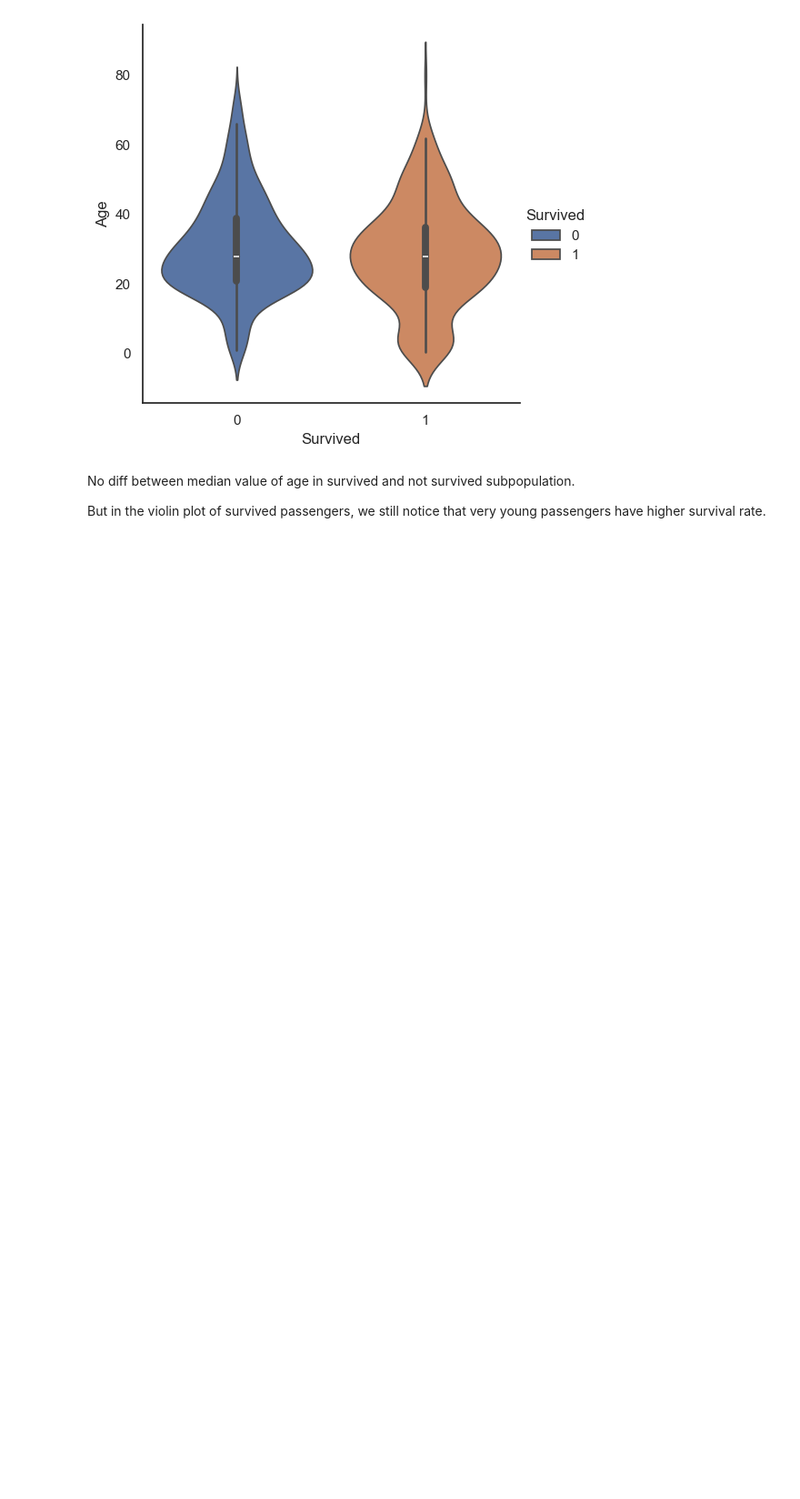
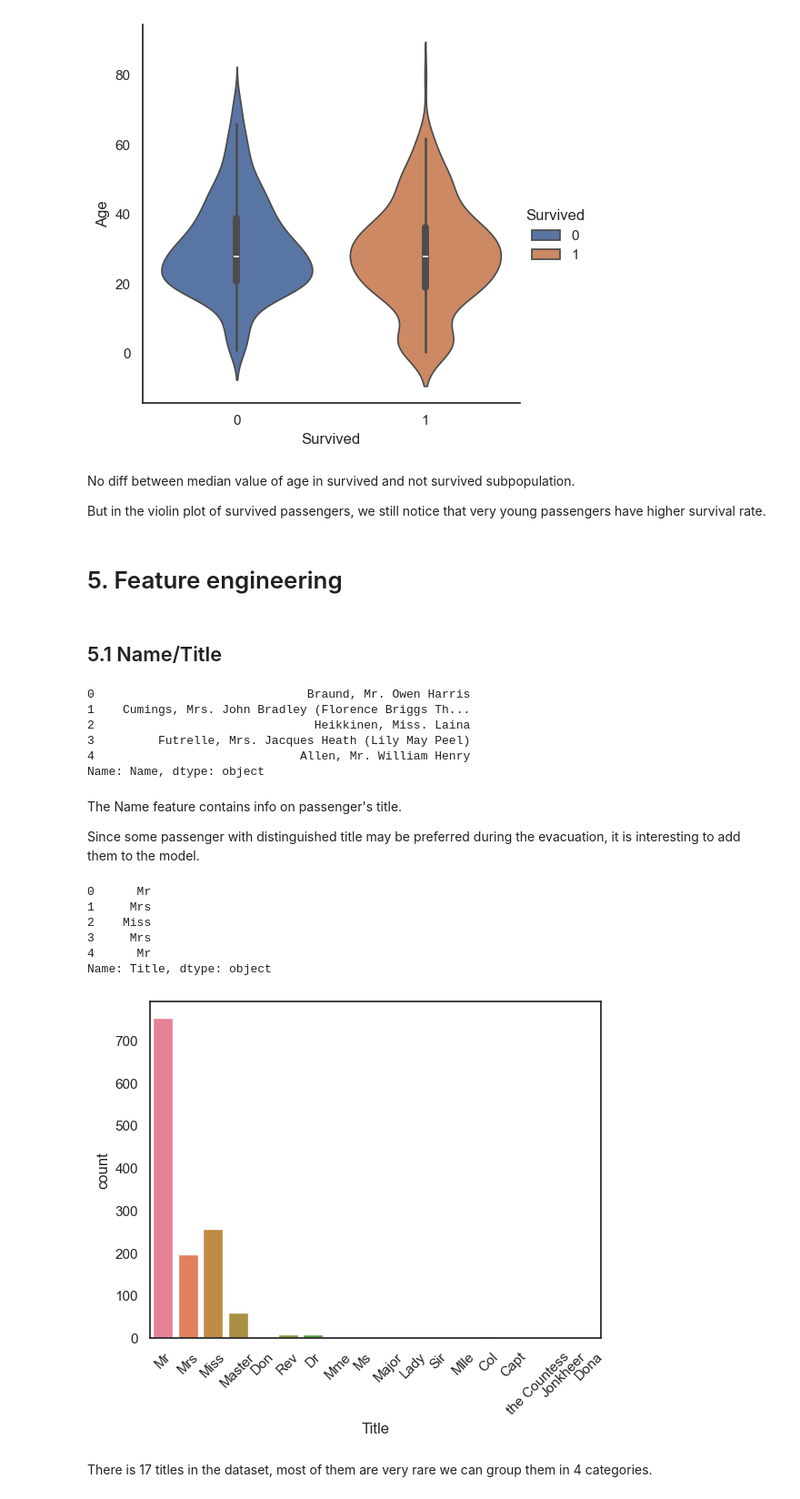
Before and after one commit to geniemo/kaggle-transcription, a Jupyter notebook: Titanic-Machine-Learning-From-Disaster/Titanic Top 4% with ensemble modeling/2.ipynb, the cells around one changed output. Shown at 91% size. Cells and saved outputs as stored; diff of their text form; code cells hidden in the pictures; blank space fills up the shorter version.

Commit message:
Titanic Top 4% with ensemble modeling - 5. Feature engineering

```diff
--- a/Titanic-Machine-Learning-From-Disaster/Titanic Top 4% with ensemble modeling/2.ipynb
+++ b/Titanic-Machine-Learning-From-Disaster/Titanic Top 4% with ensemble modeling/2.ipynb
@@ -550,3 +550,39 @@ g = sns.catplot(data=train, x="Survived", y="Age", kind="violin", hue="Survived"
 No diff between median value of age in survived and not survived subpopulation.
 
 But in the violin plot of survived passengers, we still notice that very young passengers have higher survival rate.
+# %% [markdown]
+# 5. Feature engineering
+# %% [markdown]
+## 5.1 Name/Title
+# %%
+dataset["Name"].head()
+# %% [output]
+0                              Braund, Mr. Owen Harris
+1    Cumings, Mrs. John Bradley (Florence Briggs Th...
+2                               Heikkinen, Miss. Laina
+3         Futrelle, Mrs. Jacques Heath (Lily May Peel)
+4                             Allen, Mr. William Henry
+Name: Name, dtype: object
+# %% [markdown]
+The Name feature contains info on passenger's title.
+
+Since some passenger with distinguished title may be preferred during the evacuation, it is interesting to add them to the model.
+# %%
+# Get Title from Name
+dataset_title = [i.split(",")[1].split(".")[0].strip() for i in dataset["Name"]]
+dataset["Title"] = pd.Series(dataset_title)
+dataset["Title"].head()
+# %% [output]
+0      Mr
+1     Mrs
+2    Miss
+3     Mrs
+4      Mr
+Name: Title, dtype: object
+# %%
+g = sns.countplot(x="Title", data=dataset, hue="Title")
+g = plt.setp(g.get_xticklabels(), rotation=45)
+# %% [output]
+[figure, added]
+# %% [markdown]
+There is 17 titles in the dataset, most of them are very rare we can group them in 4 categories.
```
Also changed, not shown: parts of 35 cells of this notebook.
